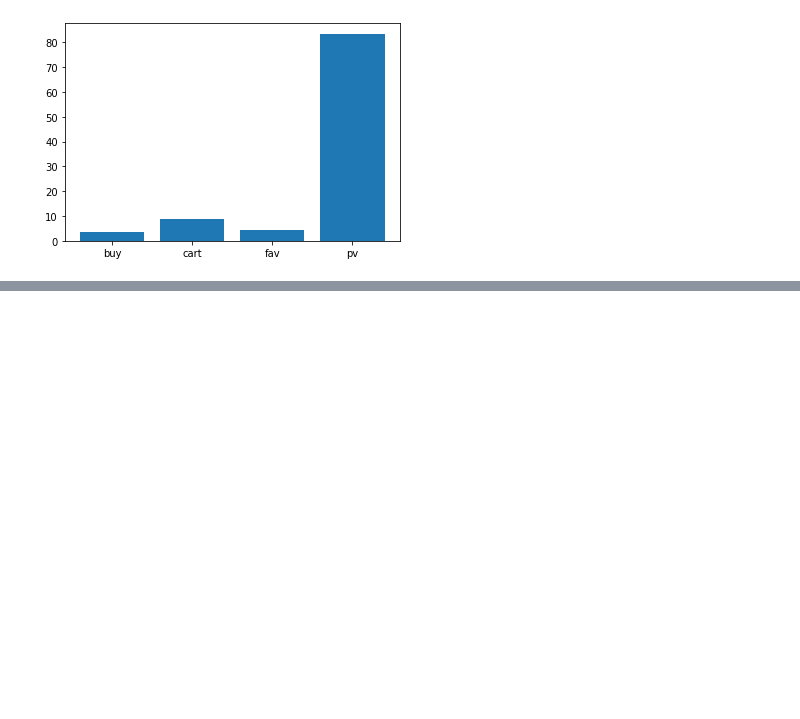
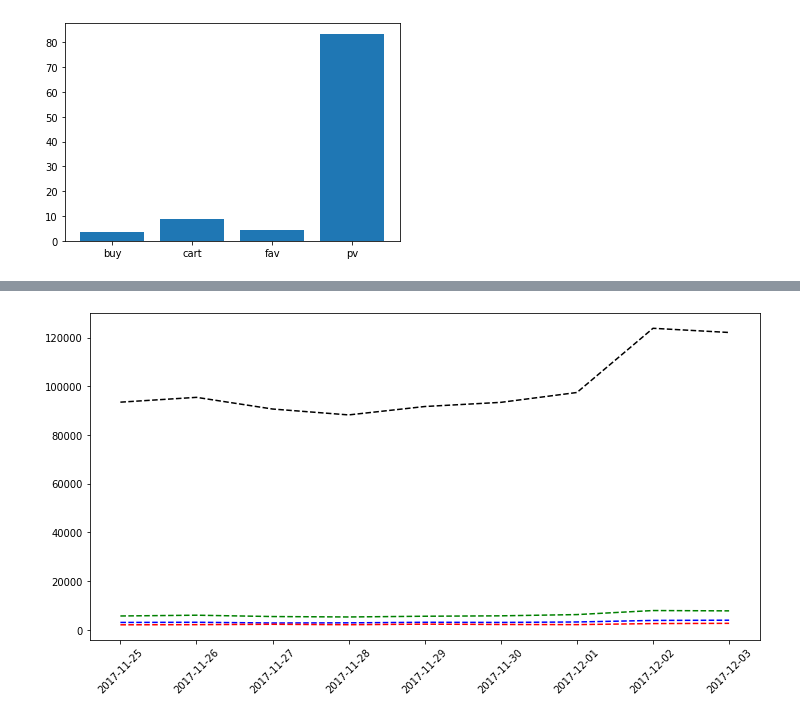
Before and after one commit to Yhcrown/CS306-Data-minning-project, a Jupyter notebook: src/project.ipynb, the cells around one changed output, grey strips where cells are left out. Cells and saved outputs as stored; diff of their text form; code cells hidden in the pictures; blank space fills up the shorter version.

```diff
--- a/src/project.ipynb
+++ b/src/project.ipynb
@@ -96,0 +100,84 @@ Name: UserID, dtype: float64
+# %%
+#把用户行为根据天数分割
+day_pv_count = df_Second[df_Second['BehaviorType']=='pv'].groupby(by='date').count()
+day_fav_count = df_Second[df_Second['BehaviorType']=='fav'].groupby(by='date').count()
+day_cart_count = df_Second[df_Second['BehaviorType']=='cart'].groupby(by='date').count()
+day_buy_count = df_Second[df_Second['BehaviorType']=='buy'].groupby(by='date').count()
+
+plt.figure(figsize=(12,6))
+plt.plot(list(day_pv_count['BehaviorType'].index),list(day_pv_count['BehaviorType'].values),linestyle='--',color='black')
+plt.plot(list(day_fav_count['BehaviorType'].index),list(day_fav_count['BehaviorType'].values),linestyle='--',color='blue')
+plt.plot(list(day_cart_count['BehaviorType'].index),list(day_cart_count['BehaviorType'].values),linestyle='--',color='green')
+plt.plot(list(day_buy_count['BehaviorType'].index),list(day_buy_count['BehaviorType'].values),linestyle='--',color='red')
+plt.xticks(rotation=45)
+plt.show()
+#把用户行为根据时间分割
+day_pv_count = df_Second[df_Second['BehaviorType']=='pv'].groupby(by='hour').count()
+day_fav_count = df_Second[df_Second['BehaviorType']=='fav'].groupby(by='hour').count()
+day_cart_count = df_Second[df_Second['BehaviorType']=='cart'].groupby(by='hour').count()
+day_buy_count = df_Second[df_Second['BehaviorType']=='buy'].groupby(by='hour').count()
+
+plt.figure(figsize=(12,6))
+plt.plot(list(day_pv_count['BehaviorType'].index),list(day_pv_count['BehaviorType'].values),linestyle='--',color='black')
+plt.plot(list(day_fav_count['BehaviorType'].index),list(day_fav_count['BehaviorType'].values),linestyle='--',color='blue')
+plt.plot(list(day_cart_count['BehaviorType'].index),list(day_cart_count['BehaviorType'].values),linestyle='--',color='green')
+plt.plot(list(day_buy_count['BehaviorType'].index),list(day_buy_count['BehaviorType'].values),linestyle='--',color='red')
+plt.xticks(rotation=45)
+plt.show()
+#提取每个用户的浏览，收藏，加购物车，购买数据
+
+df_user = df_Second['UserID'].drop_duplicates()
+df_pv = df_Second.loc[df_Second['BehaviorType']=='pv',['UserID','ItemID', 'CatogoryID']]
+df_fav = df_Second.loc[df_Second['BehaviorType']=='fav',['UserID','ItemID', 'CatogoryID']]
+df_cart = df_Second.loc[df_Second['BehaviorType']=='cart',['UserID','ItemID', 'CatogoryID']]
+df_buy = df_Second.loc[df_Second['BehaviorType']=='buy',['UserID','ItemID', 'CatogoryID']]
+#把每个用户最多浏览的商品类数据整理出来
+
+df_pv_count = df_pv.groupby(['UserID','CatogoryID']).ItemID.count().reset_index()
+df_pv_count.rename(columns={'ItemID':'CatogoryCounts'},inplace=True)
+df_pv_max = df_pv_count.groupby('UserID').CatogoryCounts.max().reset_index()
+df_pv_max.rename(columns={'CatogoryCounts':'FavoriteCatogory'},inplace=True)
+df_pv_count= pd.merge(df_pv_count,df_pv_max,how='left',on='UserID')
+df_pv_count['CatogoryID']=df_pv_count['CatogoryID'].astype(str)
+df_pv = df_pv_count.loc[df_pv_count['CatogoryCounts']==df_pv_count['FavoriteCatogory'],'CatogoryID'].groupby(df_pv_count['UserID']).aggregate(lambda x:','.join(x)).reset_index()
+df_user = pd.merge(df_user,df_pv,how='left',on='UserID')
+df_user.rename(columns={'CatogoryID':'MostPvCatogory'},inplace=True)
+#把每个用户最多加购物车的商品类数据整理出来
+
+df_fav_count = df_fav.groupby(['UserID','CatogoryID']).ItemID.count().reset_index()
+df_fav_count.rename(columns={'ItemID':'CatogoryCounts'},inplace=True)
+df_fav_max = df_fav_count.groupby('UserID').CatogoryCounts.max().reset_index()
+df_fav_max.rename(columns={'CatogoryCounts':'FavoriteCatogory'},inplace=True)
+df_fav_count= pd.merge(df_fav_count,df_fav_max,how='left',on='UserID')
+df_fav_count['CatogoryID']=df_fav_count['CatogoryID'].astype(str)
+df_fav = df_fav_count.loc[df_fav_count['CatogoryCounts']==df_fav_count['FavoriteCatogory'],'CatogoryID'].groupby(df_fav_count['UserID']).aggregate(lambda x:','.join(x)).reset_index()
+df_fav['UserID'] = df_fav['UserID'].astype(str)
+df_user = pd.merge(df_user,df_fav,how='left',on='UserID')
+df_user.rename(columns={'CatogoryID':'MostFavCatogory'},inplace=True)
+#把每个用户最多收藏的商品类数据整理出来
+
+df_cart_count = df_cart.groupby(['UserID','CatogoryID']).ItemID.count().reset_index()
+df_cart_count.rename(columns={'ItemID':'CatogoryCounts'},inplace=True)
+df_cart_max = df_cart_count.groupby('UserID').CatogoryCounts.max().reset_index()
+df_cart_max.rename(columns={'CatogoryCounts':'FavoriteCatogory'},inplace=True)
+df_cart_count= pd.merge(df_cart_count,df_cart_max,how='left',on='UserID')
+df_cart_count['CatogoryID']=df_cart_count['CatogoryID'].astype(str)
+df_cart = df_cart_count.loc[df_cart_count['CatogoryCounts']==df_cart_count['FavoriteCatogory'],'CatogoryID'].groupby(df_cart_count['UserID']).aggregate(lambda x:','.join(x)).reset_index()
+df_user = pd.merge(df_user,df_cart,how='left',on='UserID')
+df_user.rename(columns={'CatogoryID':'MostCartCatogory'},inplace=True)
+#把每个用户最多购买的商品类数据整理出来
+
+df_buy_count = df_buy.groupby(['UserID','CatogoryID']).ItemID.count().reset_index()
+df_buy_count.rename(columns={'ItemID':'CatogoryCounts'},inplace=True)
+df_buy_max = df_buy_count.groupby('UserID').CatogoryCounts.max().reset_index()
+df_buy_max.rename(columns={'CatogoryCounts':'FavoriteCatogory'},inplace=True)
+df_buy_count= pd.merge(df_buy_count,df_buy_max,how='left',on='UserID')
+df_buy_count['CatogoryID']=df_buy_count['CatogoryID'].astype(str)
+df_buy = df_buy_count.loc[df_buy_count['CatogoryCounts']==df_buy_count['FavoriteCatogory'],'CatogoryID'].groupby(df_buy_count['UserID']).aggregate(lambda x:','.join(x)).reset_index()
+df_user = pd.merge(df_user,df_buy,how='left',on='UserID')
+df_user.rename(columns={'CatogoryID':'MostBuyCatogory'},inplace=True)
+df_user.fillna(0)
+#填充空值为0
+df_user.head()
+# %% [output]
+[figure, added]
```
Also changed, not shown: parts of 7 cells of this notebook.
